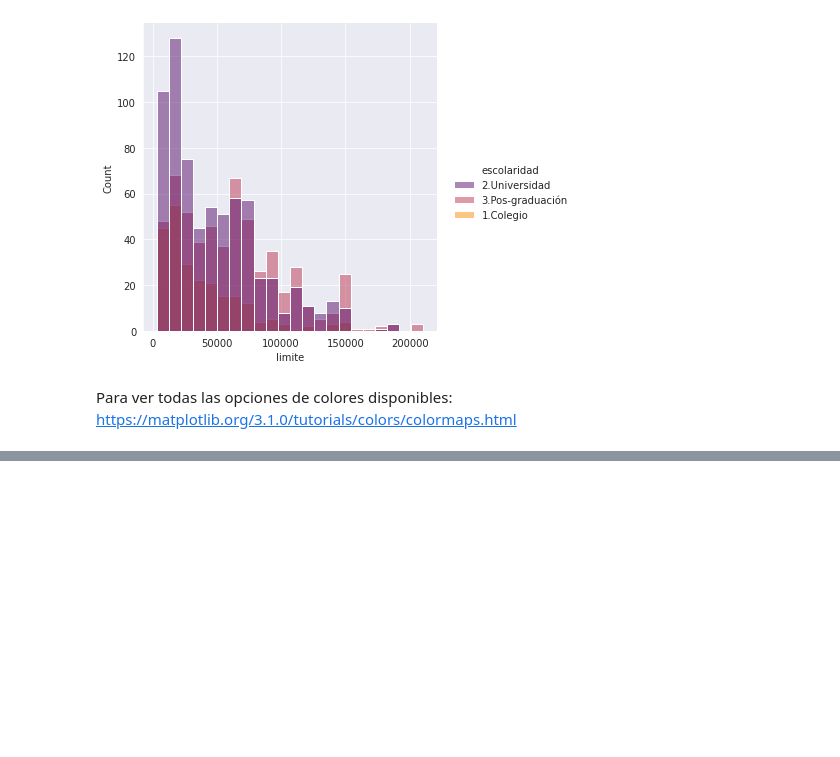
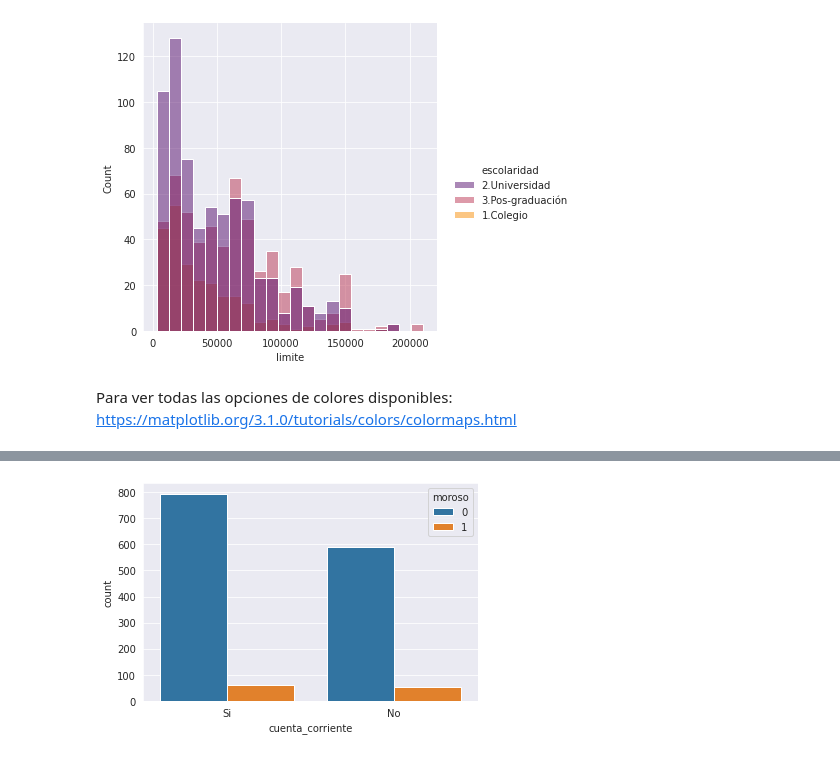
Before and after one commit to exequiel-farias/visualizacion-de-datos, a Jupyter notebook: Analisis_de_datos.ipynb, the cells around one changed output, grey strips where cells are left out. Cells and saved outputs as stored; diff of their text form; code cells hidden in the pictures; blank space fills up the shorter version.

```diff
--- a/Analisis_de_datos.ipynb
+++ b/Analisis_de_datos.ipynb
@@ -253,0 +270,6 @@ Para ver todas las opciones de colores disponibles: https://matplotlib.org/3.1.0
+# %%
+#moroso es 1, no moroso es 0
+#con el parámetro hue de esta función podemos traer otra variable para nuestro gráfico y analizarla al lado de nuestra variable x
+sns.countplot(x='cuenta_corriente', data = tarjetas, hue = 'moroso');
+# %% [output]
+[figure, added]
```
Also changed, not shown: parts of 16 cells of this notebook.
